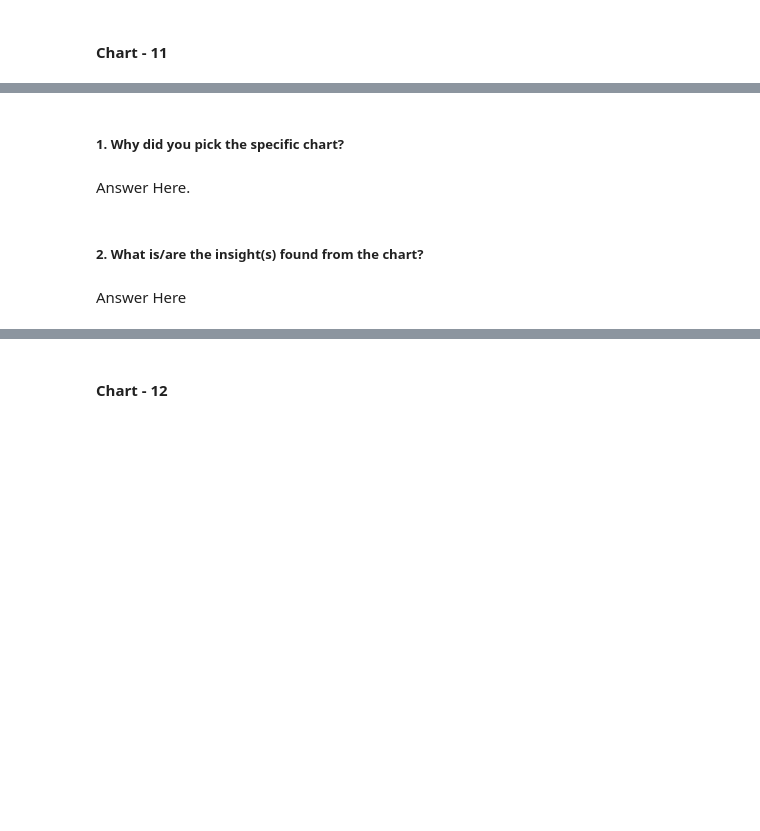
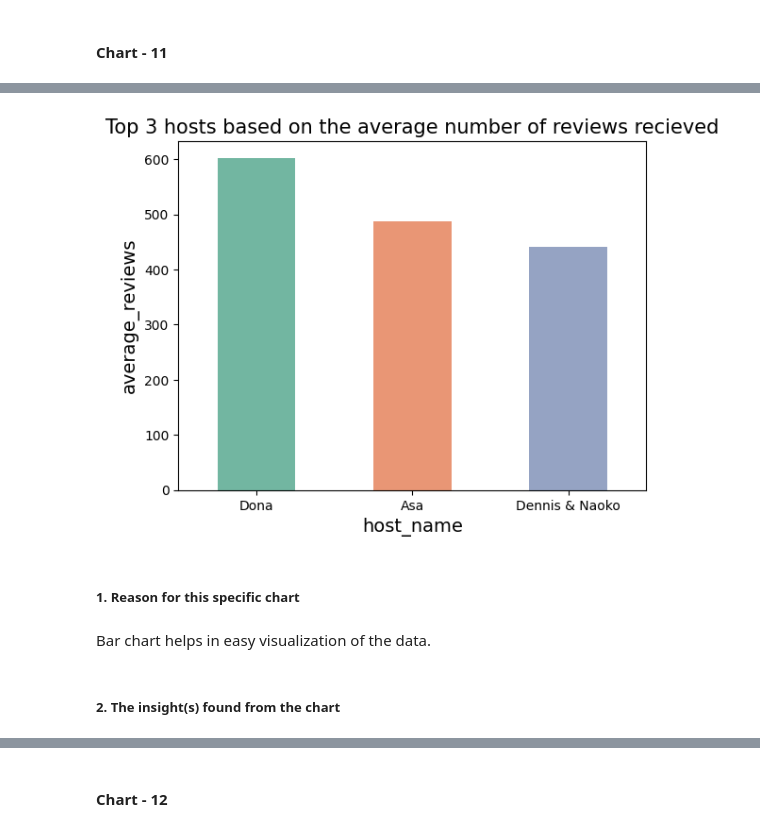
Before and after one commit to praveen-kumar-maurya/Airbnb-bookings-analysis-Capstone-project---1-, a Jupyter notebook: Capstone_Project_1_(Airbnb_Bookings_Analysis).ipynb, the cells around one changed output, grey strips where cells are left out. Saved outputs shown, nothing was run; the diff lists cells and outputs as text; code cells hidden in the pictures; blank space fills up the shorter version.

```diff
--- a/Capstone_Project_1_(Airbnb_Bookings_Analysis).ipynb
+++ b/Capstone_Project_1_(Airbnb_Bookings_Analysis).ipynb
@@ -1123,8 +1176,31 @@ The first box plot shows that the data for availability_365 column is highly ske
+# %%
+# Barplot for Top 3 hosts based on the average number of reviews recieved
+
+# creating the barplot with Seaborn
+sns.barplot(x= 'host_name',
+            y='average_reviews',
+            data = host_average_review_df,
+            palette= 'Set2',
+            width = 0.5
+            )
+
+
+# setting plot title and labels
+plt.title('Top 3 hosts based on the average number of reviews recieved', fontsize = 15)
+plt.xlabel('host_name', fontsize = 14)
+plt.ylabel('average_reviews', fontsize = 14)
+
+# changing fontsize of tick labels
+plt.tick_params(axis='x', labelsize=10)
+plt.tick_params(axis='y', labelsize=10)
+
+# display plot
+plt.show()
+# %% [output]
+[figure, added]
 # %% [markdown]
-##### 1. Why did you pick the specific chart?
+##### 1. Reason for this specific chart
-# %% [markdown]
-Answer Here.
+# %% [markdown]
+Bar chart helps in easy visualization of the data.
 # %% [markdown]
-##### 2. What is/are the insight(s) found from the chart?
+##### 2. The insight(s) found from the chart
-# %% [markdown]
-Answer Here
```
Also changed, not shown: parts of 54 cells of this notebook.
